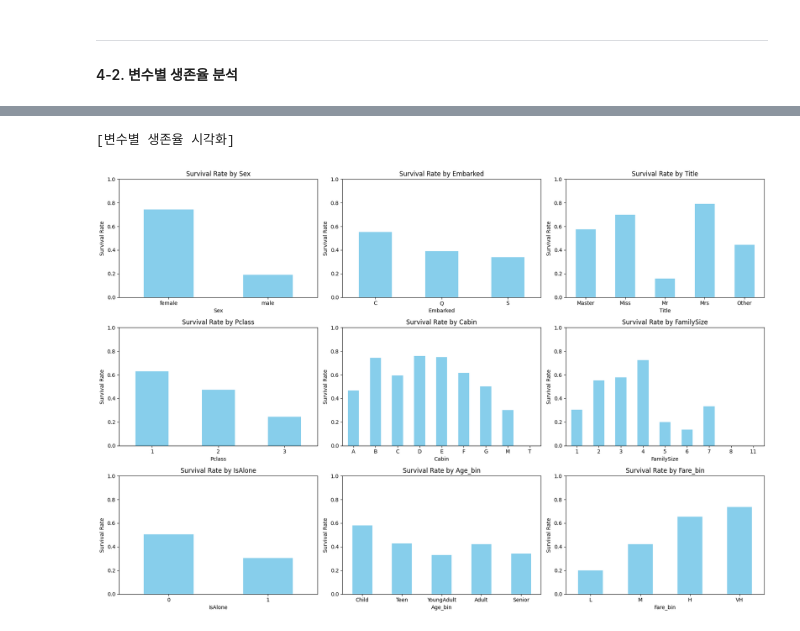
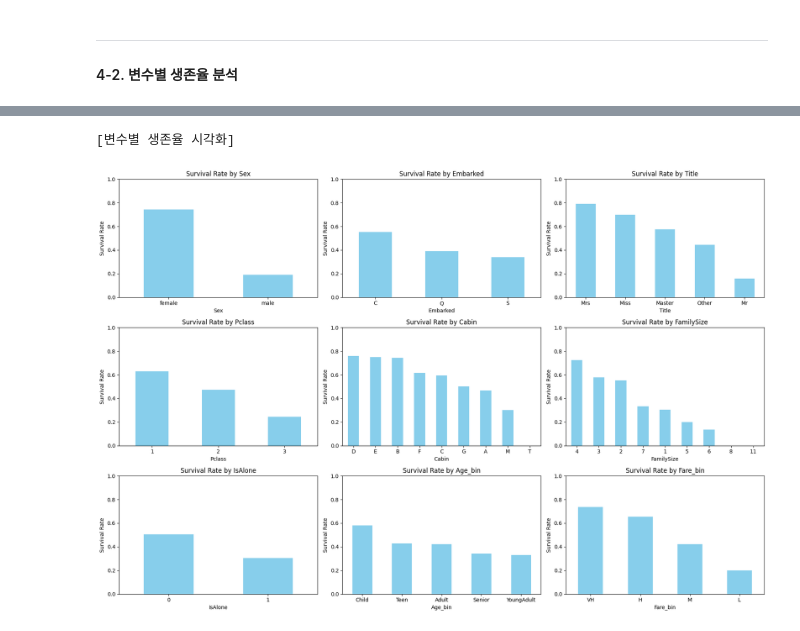
Before and after one commit to JyoARa/Machine-Learning, a Jupyter notebook: Project/Titanic/Titianic_DataAnalysis.ipynb, the cells around one changed output, grey strips where cells are left out. Saved outputs shown, nothing was run; the diff lists cells and outputs as text; code cells hidden in the pictures.

```diff
--- a/Project/Titanic/Titianic_DataAnalysis.ipynb
+++ b/Project/Titanic/Titianic_DataAnalysis.ipynb
@@ -732,9 +732,11 @@ df_prep.head()
 
 #### 4-2.  변수별 생존율 분석
 # %%
+import pandas as pd
+from IPython.display import display
+
 print("[변수별 생존율 분석]")
 
-# 최종 분석 대상 변수 (범주형으로 정리된 컬럼들)
 analysis_cols = [
     "Sex", "Embarked", "Title", "Pclass", "Cabin",
     "FamilySize", "IsAlone", "Age_bin", "Fare_bin"
@@ -745,10 +747,13 @@ for col in analysis_cols:
         survival_rate = (
             df_prep.groupby(col, observed=True)["Survived"]
             .mean()
-            .sort_values(ascending=False)
+            .reset_index()
+            .rename(columns={"Survived": "SurvivalRate"})
+            .sort_values("SurvivalRate", ascending=False)   # 생존율 높은 순
+            .reset_index(drop=True)                         # 인덱스 삭제
         )
         print(f"\n▶ Survival Rate by {col}")
-        print(survival_rate)
+        display(survival_rate)
 # %% [output]
 [변수별 생존율 분석]
 
@@ -770,28 +804,32 @@ Name: Survived, dtype: float64
 # %%
 import matplotlib.pyplot as plt
 
 print("[변수별 생존율 시각화]")
 
 # 분석 대상 변수
 analysis_cols = [
     "Sex", "Embarked", "Title", "Pclass", "Cabin",
     "FamilySize", "IsAlone", "Age_bin", "Fare_bin"
 ]
 
 # 3행 3열 서브플롯 (총 9개 변수 시각화)
 fig, axes = plt.subplots(3, 3, figsize=(18, 12))
 axes = axes.flatten()
 
 for i, col in enumerate(analysis_cols):
     if col in df_prep.columns:
-        survival_rate = df_prep.groupby(col, observed=True)["Survived"].mean()
+        survival_rate = (
+            df_prep.groupby(col, observed=True)["Survived"]
+            .mean()
+            .sort_values(ascending=False)   # 🔹 생존율 높은 순으로 정렬
+        )
         survival_rate.plot(kind="bar", ax=axes[i], rot=0, color="skyblue")
         axes[i].set_title(f"Survival Rate by {col}")
         axes[i].set_ylabel("Survival Rate")
         axes[i].set_ylim(0, 1)  # 비율이므로 0~1로 고정
 
 plt.tight_layout()
 plt.show()
 # %% [output]
 [변수별 생존율 시각화]
-[figure, old version]
+[figure, new version]
```
Also changed, not shown: parts of 13 cells of this notebook, 1 other file.
